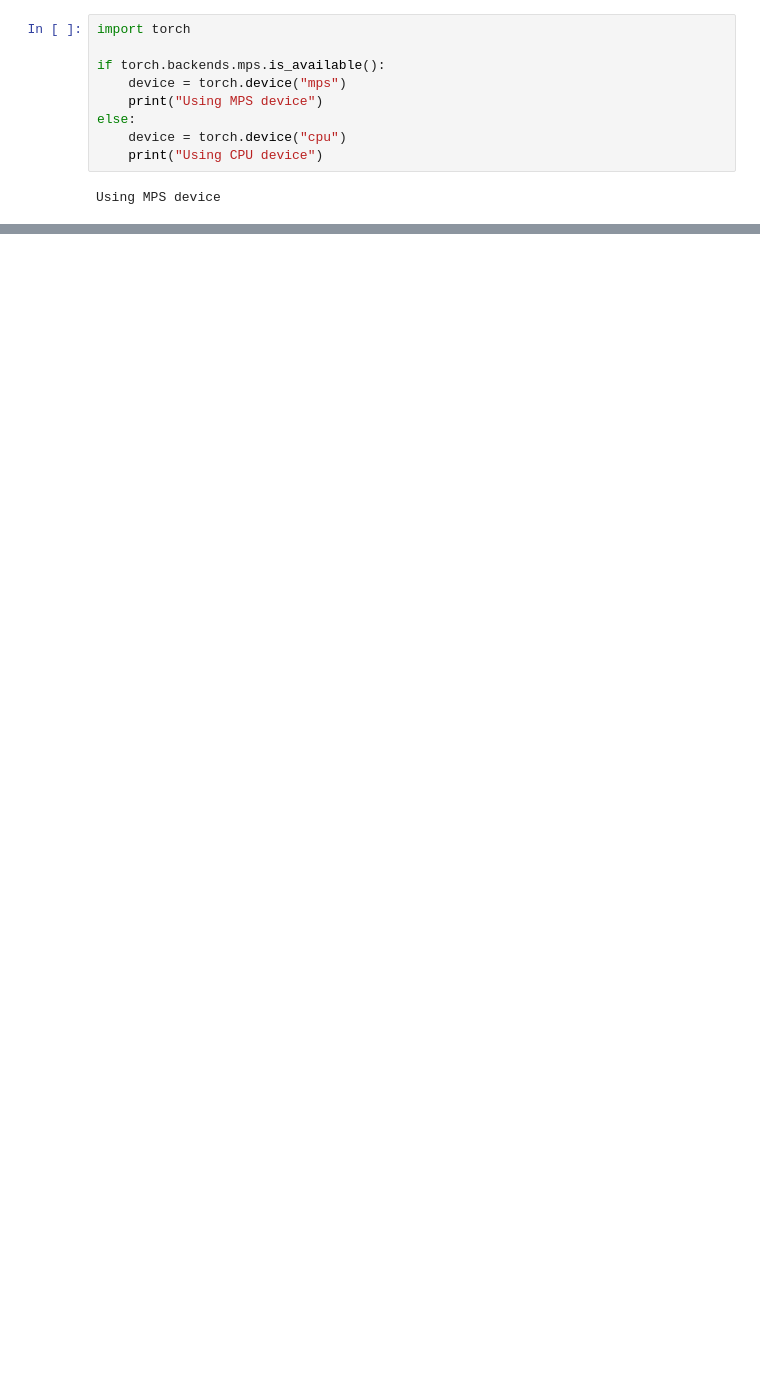
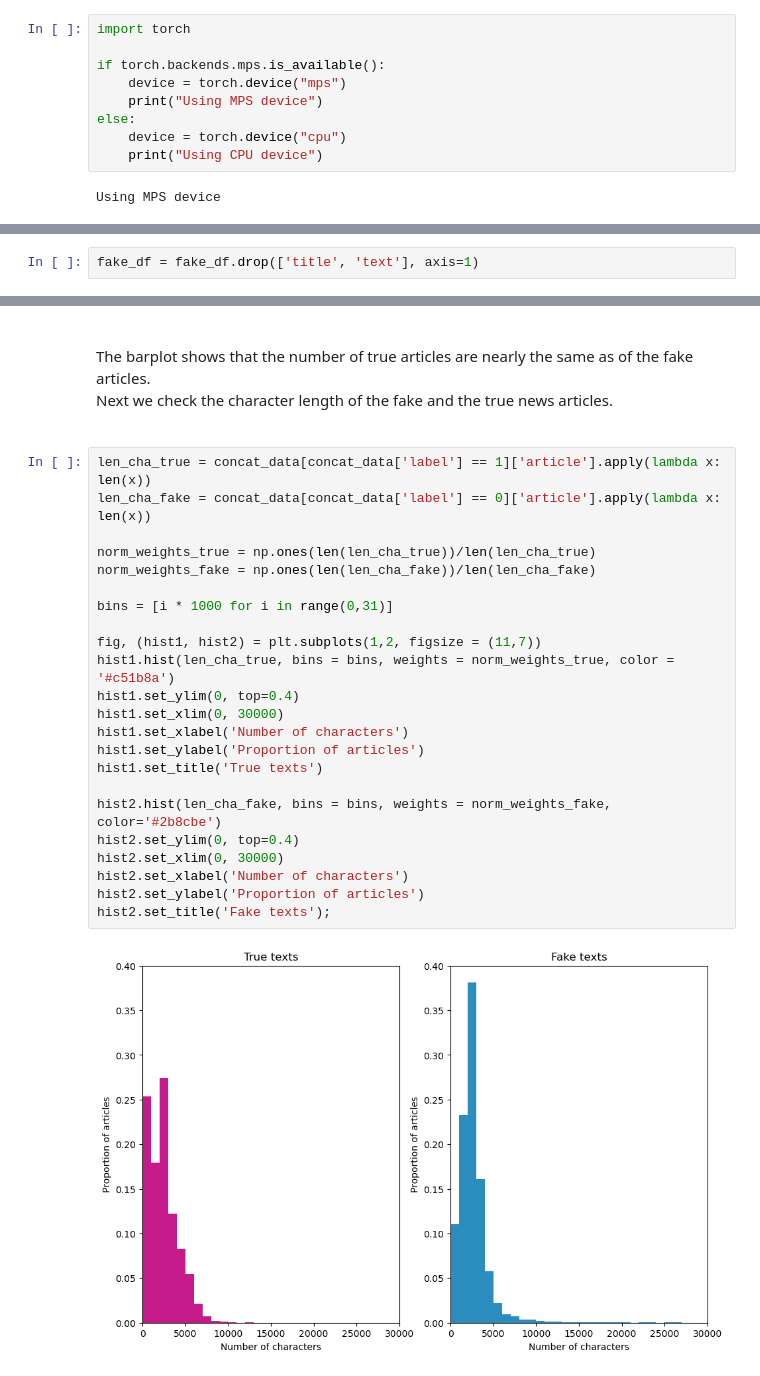
Before and after one commit to AnninaDelacour/rdl_assignment2, a Jupyter notebook: Use_Case_6_Fake_News_Detection.ipynb, the cells around one changed output, grey strips where cells are left out. Drawn from its saved outputs; the diff is of its cells as text; blank space fills up the shorter version.

```diff
--- a/Use_Case_6_Fake_News_Detection.ipynb
+++ b/Use_Case_6_Fake_News_Detection.ipynb
@@ -35,0 +390,2 @@ from nltk.tokenize import sent_tokenize
+# %%
+fake_df = fake_df.drop(['title', 'text'], axis=1)
@@ -35,0 +498,30 @@ from nltk.tokenize import sent_tokenize
+# %% [markdown]
+<br>
+The barplot shows that the number of true articles are nearly the same as of the fake articles.<br>
+Next we check the character length of the fake and the true news articles.
+<br><br>
+# %%
+len_cha_true = concat_data[concat_data['label'] == 1]['article'].apply(lambda x: len(x))
+len_cha_fake = concat_data[concat_data['label'] == 0]['article'].apply(lambda x: len(x))
+
+norm_weights_true = np.ones(len(len_cha_true))/len(len_cha_true)
+norm_weights_fake = np.ones(len(len_cha_fake))/len(len_cha_fake)
+
+bins = [i * 1000 for i in range(0,31)]
+
+fig, (hist1, hist2) = plt.subplots(1,2, figsize = (11,7))
+hist1.hist(len_cha_true, bins = bins, weights = norm_weights_true, color = '#c51b8a')
+hist1.set_ylim(0, top=0.4)
+hist1.set_xlim(0, 30000)
+hist1.set_xlabel('Number of characters')
+hist1.set_ylabel('Proportion of articles')
+hist1.set_title('True texts')
+
+hist2.hist(len_cha_fake, bins = bins, weights = norm_weights_fake, color='#2b8cbe')
+hist2.set_ylim(0, top=0.4)
+hist2.set_xlim(0, 30000)
+hist2.set_xlabel('Number of characters')
+hist2.set_ylabel('Proportion of articles')
+hist2.set_title('Fake texts');
+# %% [output]
+[figure, added]
```
Also changed, not shown: parts of 100 cells of this notebook, 3 other files.
